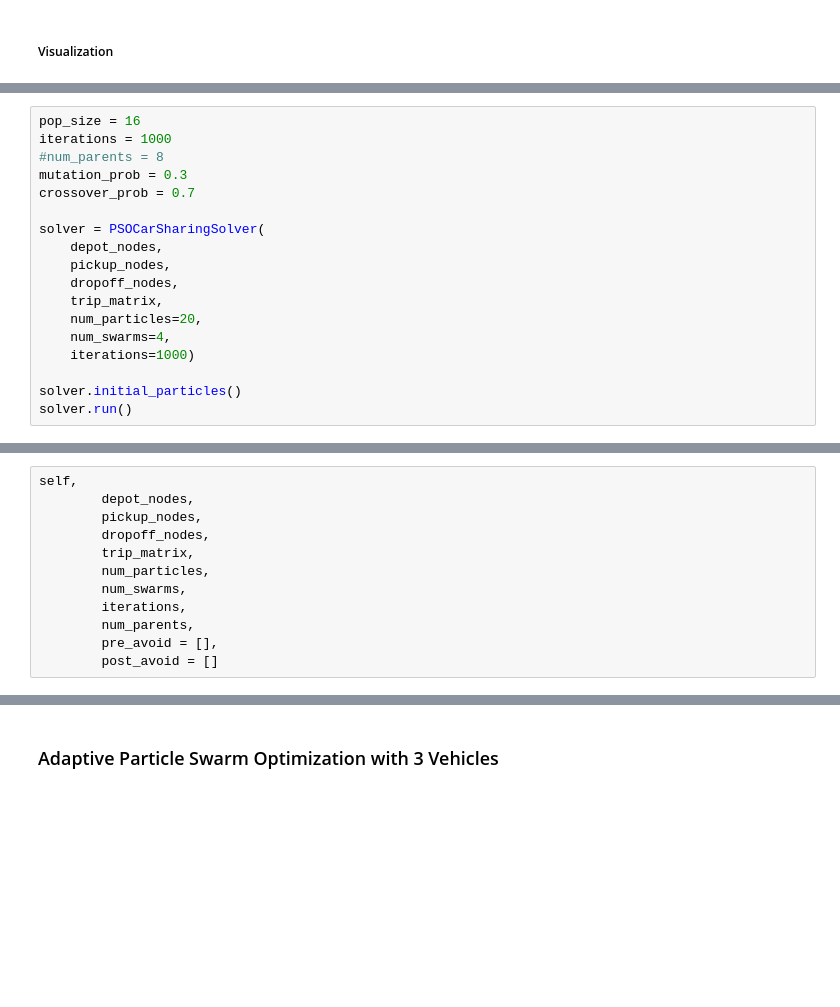
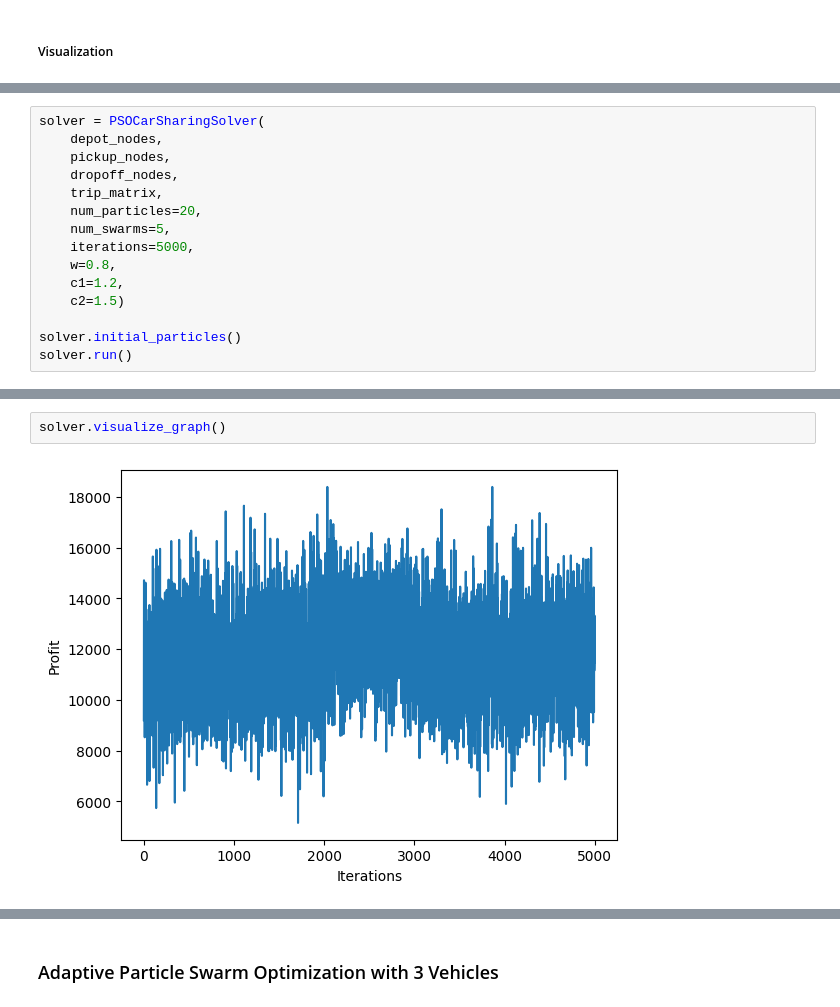
Before and after one commit to talvi1/ECE1724, a Jupyter notebook: Assignment3/Assignment3.ipynb, the cells around one changed output, grey strips where cells are left out. Saved outputs shown, nothing was run; the diff lists cells and outputs as text; blank space fills up the shorter version.

```diff
--- a/Assignment3/Assignment3.ipynb
+++ b/Assignment3/Assignment3.ipynb
@@ -936,18 +1017,15 @@ class PSOCarSharingSolver:
 # %%
-pop_size = 16
-iterations = 1000
-#num_parents = 8
-mutation_prob = 0.3
-crossover_prob = 0.7
-
 solver = PSOCarSharingSolver(
     depot_nodes,
     pickup_nodes,
     dropoff_nodes,
     trip_matrix,
     num_particles=20,
-    num_swarms=4,
-    iterations=1000)
+    num_swarms=5,
+    iterations=5000,
+    w=0.8,
+    c1=1.2,
+    c2=1.5)
 
 solver.initial_particles()
 solver.run()
@@ -954,12 +1039,4 @@ solver.run()
-# %%
-self,
-        depot_nodes,
-        pickup_nodes,
-        dropoff_nodes,
-        trip_matrix,
-        num_particles,
-        num_swarms,
-        iterations,
-        num_parents,
-        pre_avoid = [],
-        post_avoid = []
+# %%
+solver.visualize_graph()
+# %% [output]
+[figure, added]
```
Also changed, not shown: parts of 24 cells of this notebook.
